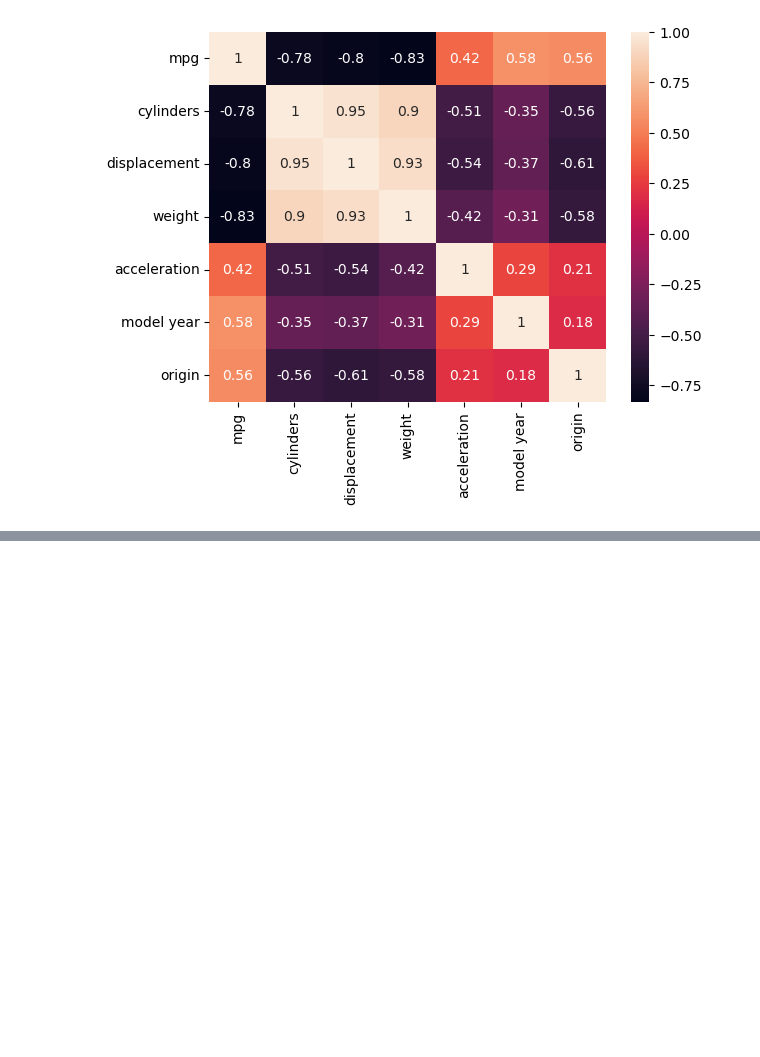
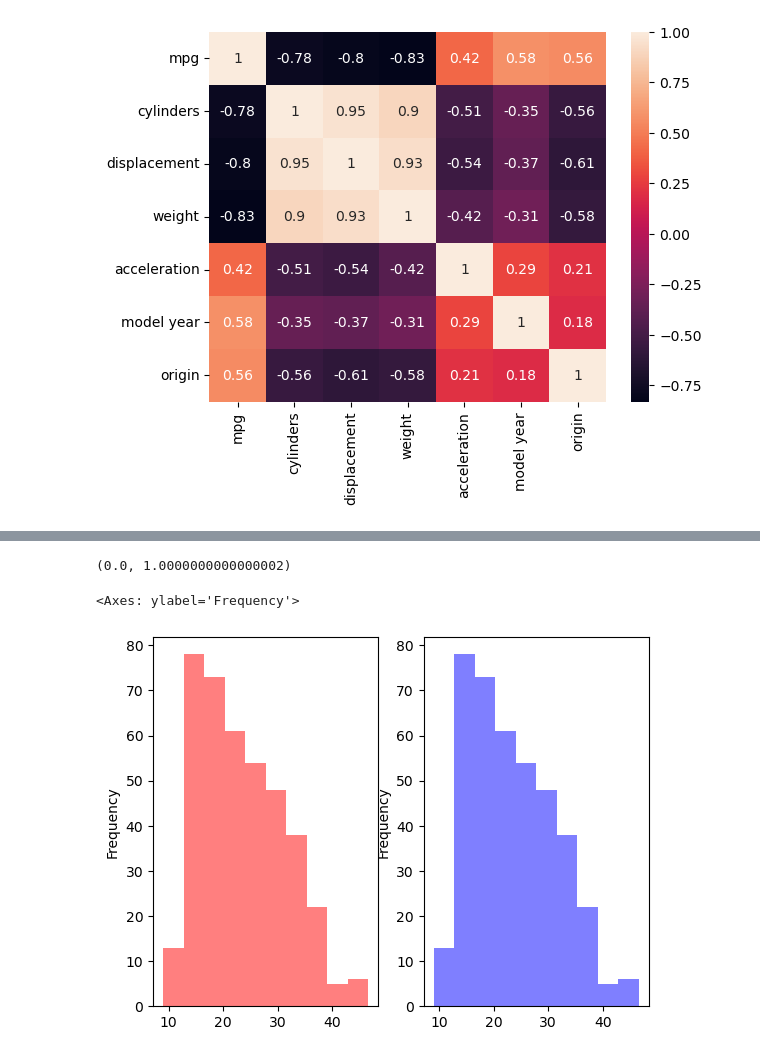
Before and after one commit to sokosaa/Machine-Learning-in-Mechanical-Engineering, a Jupyter notebook: HW1/week2/auto-mpg-plots.ipynb, the cells around one changed output, grey strips where cells are left out. Saved outputs shown, nothing was run; the diff lists cells and outputs as text; code cells hidden in the pictures; blank space fills up the shorter version.

```diff
--- a/HW1/week2/auto-mpg-plots.ipynb
+++ b/HW1/week2/auto-mpg-plots.ipynb
@@ -132,3 +132,9 @@ sns.heatmap(data.corr(), annot=True)
 [figure]
 # %%
 # sns pearplot important for linear regression?, see syntax of code when he uploads it to blacbboard
+# %%
+from sklearn import preprocessing
+# split categorical data into more columns that are binary
+ohe = preprocessing.OneHotEncoder(sparse_output=False)
+origin_ohe = ohe.fit_transform(data['origin'].values.reshape(-1, 1))
+origin_ohe
@@ -134,0 +149,5 @@ sns.heatmap(data.corr(), annot=True)
+# %%
+data['origin_ohe1'] = origin_ohe[:, 0]
+data['origin_ohe2'] = origin_ohe[:, 1]
+data['origin_ohe3'] = origin_ohe[:, 2]
+data
@@ -134,0 +272,10 @@ sns.heatmap(data.corr(), annot=True)
+# %%
+# normalization is scaling the data between 0 and 1
+# standardization is scaling the data to have a mean of 0 and a standard deviation of 1
+
+# min max scaling: x = (x - min(x)) / (max(x) - min(x)) ?
+# standardization: x = (x - mean(x)) / std(x) ?
+
+mnx_scaler = preprocessing.MinMaxScaler()
+data['mpg_mxm_ft'] = mnx_scaler.fit_transform(data[['mpg']])
+data
@@ -134,0 +297,11 @@ sns.heatmap(data.corr(), annot=True)
+# %%
+data['mpg_mxm_ft'].min(), data['mpg_mxm_ft'].max()
+# %% [output]
+(0.0, 1.0000000000000002)
+# %%
+fig, ax1 = plt.subplots(1,2)
+data.mpg.plot(kind='hist', ax=ax1[0], color='r', alpha=0.5)
+data.mpg.plot(kind='hist', ax=ax1[1], color='b', alpha=0.5)
+# %% [output]
+<Axes: ylabel='Frequency'>
+[figure, added]
```
Also changed, not shown: parts of 15 cells of this notebook, 1 other file.
